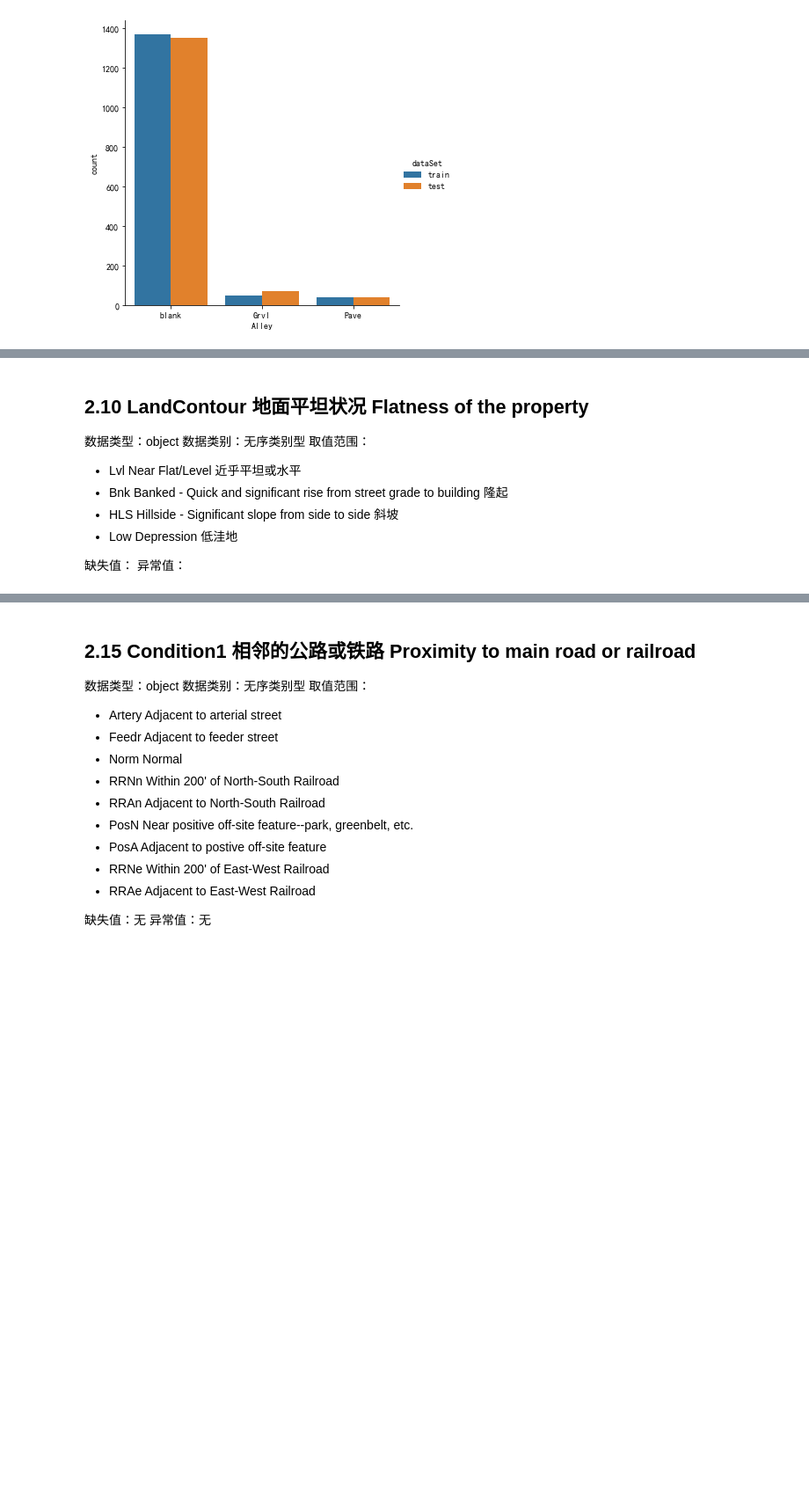
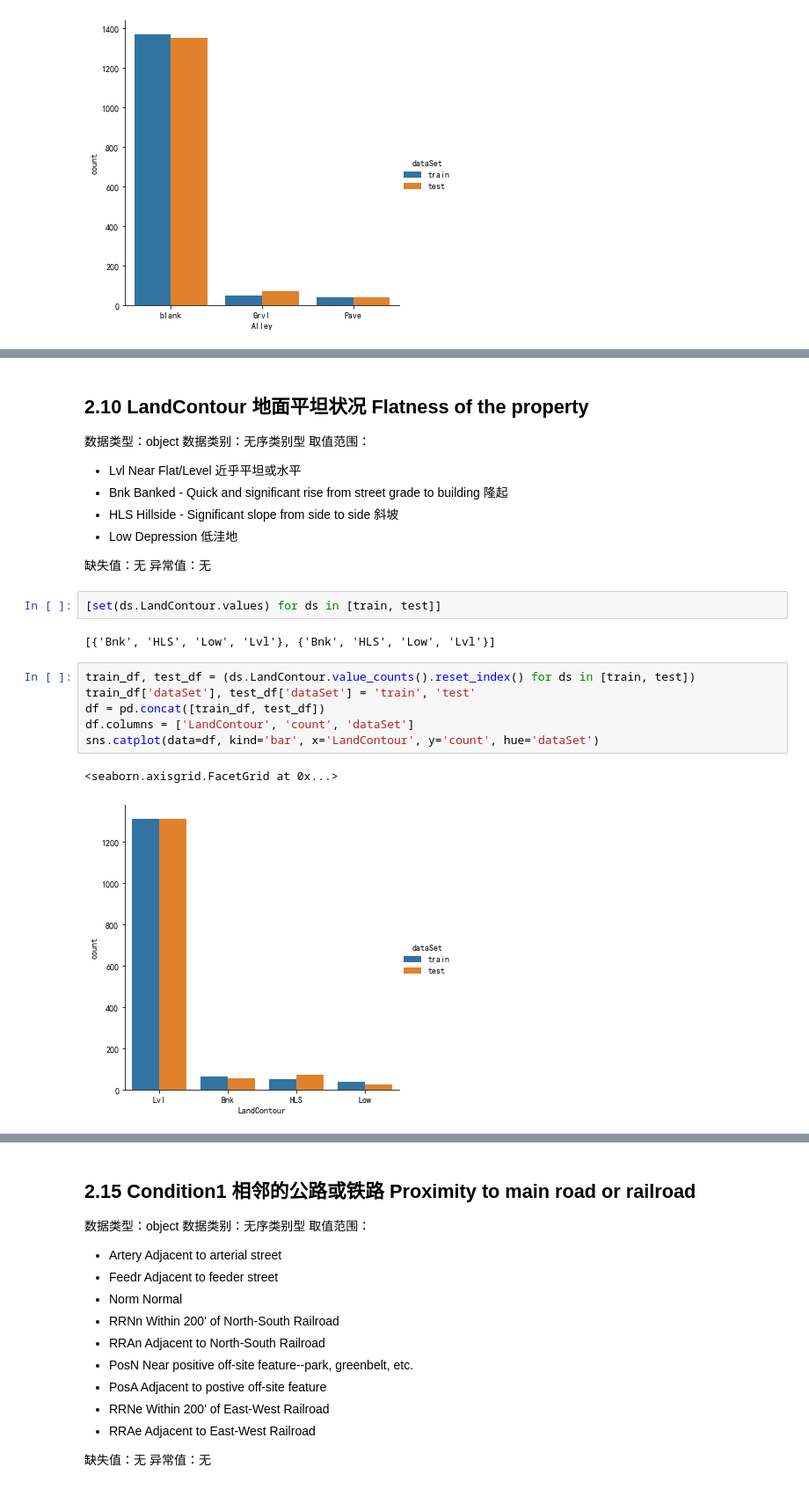
Before and after one commit to malng/DataModelingPortfolio, a Jupyter notebook: House-Prices_Advanced-Regression-Techniques/House-Prices_EDA.ipynb, the cells around one changed output, grey strips where cells are left out. Shown: that part at 88% size. Drawn from its saved outputs; the diff is of its cells as text; blank space fills up the shorter version.

```diff
--- a/House-Prices_Advanced-Regression-Techniques/House-Prices_EDA.ipynb
+++ b/House-Prices_Advanced-Regression-Techniques/House-Prices_EDA.ipynb
@@ -407,8 +423,21 @@ sns.catplot(data=df, kind='bar', x='Alley', y='count', hue='dataSet')
 + HLS	Hillside - Significant slope from side to side 斜坡
 + Low	Depression 低洼地
 
-缺失值：
-异常值：
+缺失值：无
+异常值：无
+# %%
+[set(ds.LandContour.values) for ds in [train, test]]
+# %% [output]
+[{'Bnk', 'HLS', 'Low', 'Lvl'}, {'Bnk', 'HLS', 'Low', 'Lvl'}]
+# %%
+train_df, test_df = (ds.LandContour.value_counts().reset_index() for ds in [train, test])
+train_df['dataSet'], test_df['dataSet'] = 'train', 'test'
+df = pd.concat([train_df, test_df])
+df.columns = ['LandContour', 'count', 'dataSet']
+sns.catplot(data=df, kind='bar', x='LandContour', y='count', hue='dataSet')
+# %% [output]
+<seaborn.axisgrid.FacetGrid at 0x...>
+[figure, added]
 # %% [markdown]
 ## 2.11 Utilities 资源联通情况 Type of utilities available
 数据类型：object
```
Also changed, not shown: parts of 20 cells of this notebook.
